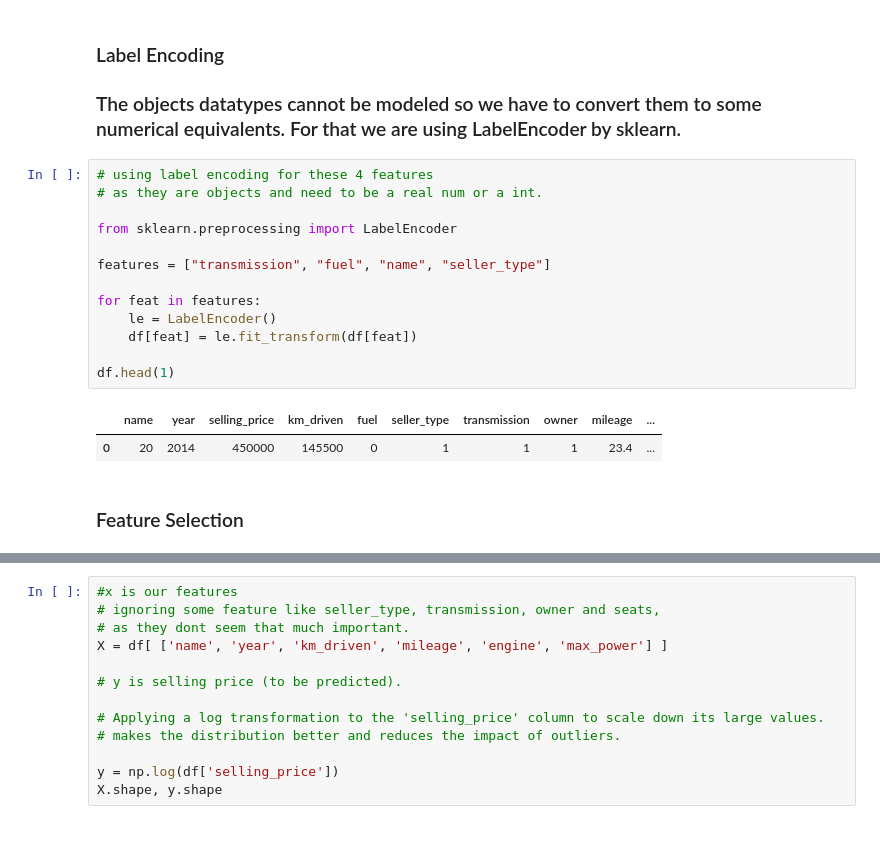
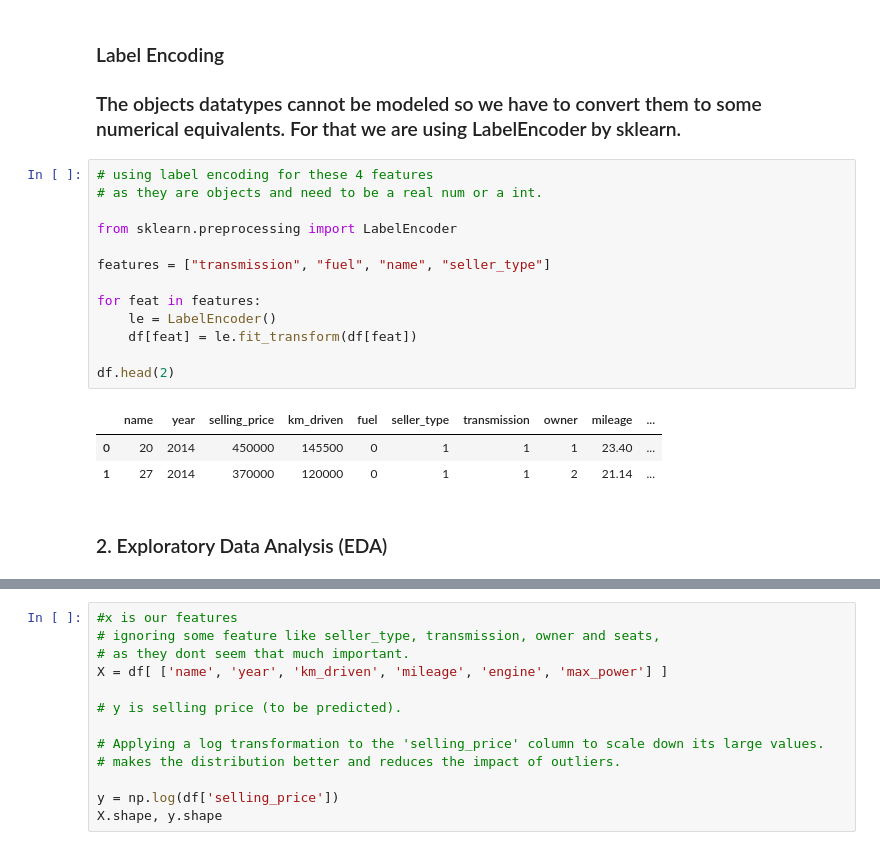
Before and after one commit to puskr99/car-price-prediction-ML, a Jupyter notebook: code/car-price-prediction.ipynb, the cells around one changed output, grey strips where cells are left out. Cells and saved outputs as stored; diff of their text form.

```diff
--- a/code/car-price-prediction.ipynb
+++ b/code/car-price-prediction.ipynb
@@ -180,18 +180,19 @@ array([1, 2, 3, 4, 5])
 # %%
 # using label encoding for these 4 features
 # as they are objects and need to be a real num or a int.
 
 from sklearn.preprocessing import LabelEncoder
 
 features = ["transmission", "fuel", "name", "seller_type"]
 
 for feat in features:
     le = LabelEncoder()
     df[feat] = le.fit_transform(df[feat])
 
-df.head(1)
+df.head(2)
 # %% [output]
 |  | name | year | selling_price | km_driven | fuel | seller_type | transmission | owner | mileage | ... |
-| 0 | 20 | 2014 | 450000 | 145500 | 0 | 1 | 1 | 1 | 23.4 | ... |
+| 0 | 20 | 2014 | 450000 | 145500 | 0 | 1 | 1 | 1 | 23.40 | ... |
+| 1 | 27 | 2014 | 370000 | 120000 | 0 | 1 | 1 | 2 | 21.14 | ... |
-# %% [markdown]
-### Feature Selection
+# %% [markdown]
+### 2. Exploratory Data Analysis (EDA)
```
Also changed, not shown: parts of 20 cells of this notebook.
